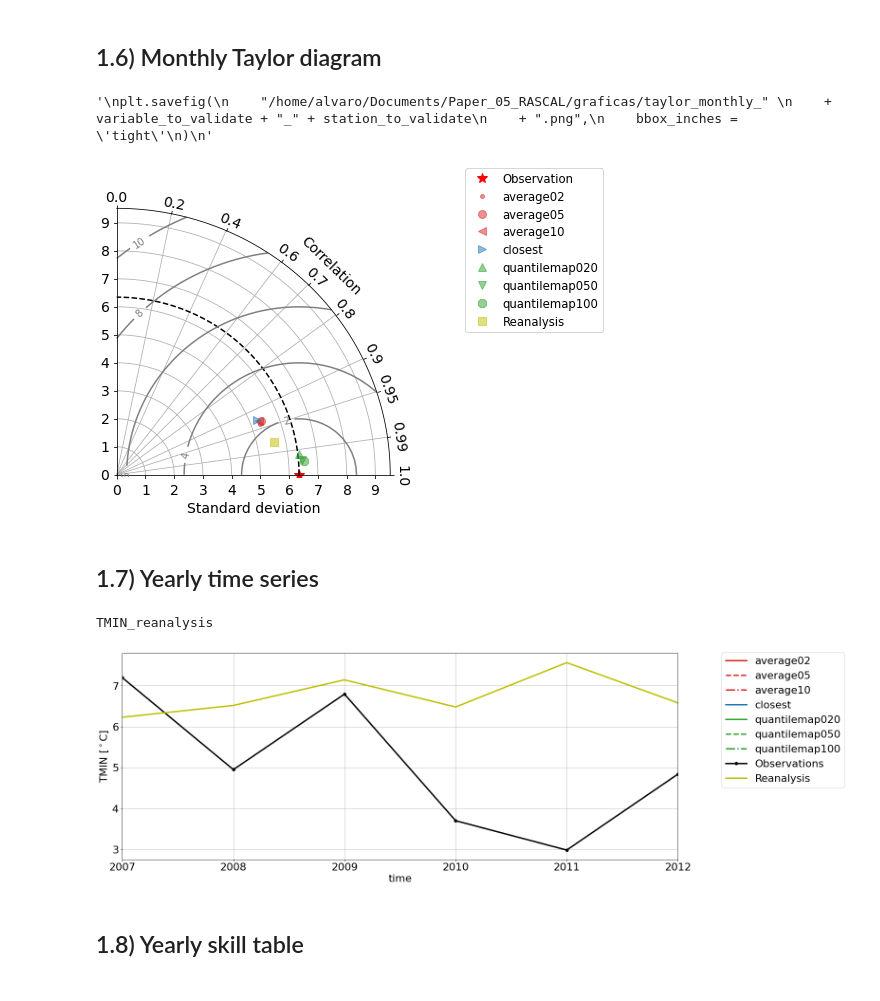
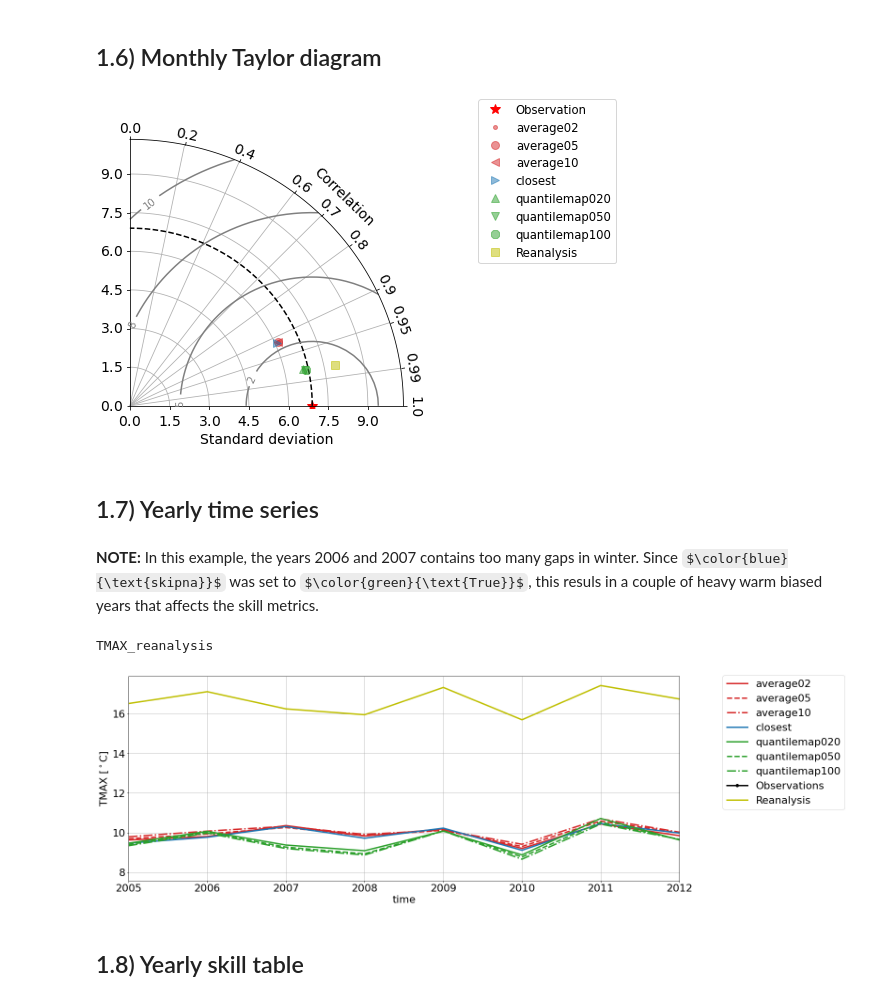
Before and after one commit to alvaro-gc95/RASCAL, a Jupyter notebook: RASCAL_evaluation.ipynb, the cells around one changed output. Cells and saved outputs as stored; diff of their text form; code cells hidden in the pictures; some formulas as TeX source.

```diff
--- a/RASCAL_evaluation.ipynb
+++ b/RASCAL_evaluation.ipynb
@@ -112,7 +110,8 @@ station_daily.index.name = "time"
 # %% [markdown]
 Load the reanalysis or reference model data. If the variable is part of an ensemble, all the members of the ensemble are loaded in a single dataframe as "'variable name'_'member number'". Once the data is extracted in the gridpoint of the station, a .csv file is saved, to save computation time in future runs.
 # %%
-reanalysis_data_name = "_".join([station.name, variable_to_validate, "ERA20C.csv"])
+
+reanalysis_data_name = "_".join([station.name, variable_to_validate, reanalysis_dataset + ".csv"])
 reanalysis_series_filepath = "/".join([reanalysis_directory, "series", reanalysis_data_name])
 reanalysis_original_path = reanalysis_directory
 
@@ -129,8 +128,8 @@ else:
         for ensemble_member in range(reanalysis_ensemble_members):
             ensemble_member_data = rascal.analysis.get_reanalysis_in_gridpoint(
                 reanalysis_original_path,
-                initial_year=initial_year,
-                final_year=final_year,
+                initial_year=reanalysis_initial_year,
+                final_year=reanalysis_final_year,
                 variable=reanalysis_variables[variable_to_validate],
                 grid_point={"lat": station.latitude, "lon": station.longitude},
                 file_format=".nc",
@@ -143,8 +142,8 @@ else:
     else:
         reanalysis_data = rascal.analysis.get_reanalysis_in_gridpoint(
             reanalysis_original_path,
-            initial_year=initial_year,
-            final_year=final_year,
+            initial_year=reanalysis_initial_year,
+            final_year=reanalysis_final_year,
             variable=reanalysis_variables[variable_to_validate],
             grid_point={"lat": station.latitude, "lon": station.longitude},
             file_format=".nc",
@@ -206,7 +207,7 @@ reanalysis_daily.columns = [
 
 # Change units
 # Kelvin to Celsius
-if variable_to_validate in ["TMAX", "TMIN", "TMEAN", "TMPA"]:
+if variable_to_validate in ["TMAX", "TMIN", "TMEAN"]:
     reanalysis_daily = reanalysis_daily - 273.1
 # m to mm
 elif variable_to_validate == "PCP":
@@ -249,7 +271,7 @@ rskill = rascal.analysis.RSkill(
 )
 
 # Monthly data
-rskill_1m = rskill.resample(freq="1m", grouping=groupings[variable_to_validate], hydroyear=hydroyear, skipna=False)
+rskill_1m = rskill.resample(freq="1m", grouping=groupings[variable_to_validate], hydroyear=hydroyear, skipna=True)
 
 # Yearly data
-rskill_1y = rskill.resample(freq="1Y", grouping=groupings[variable_to_validate], hydroyear=hydroyear, skipna=True)
+rskill_1y = rskill.resample(freq="1Y", grouping=groupings[variable_to_validate], hydroyear=hydroyear, skipna=False)
@@ -337,48 +363,23 @@ monthly_skill
 # %% [markdown]
 ## 1.6) Monthly Taylor diagram
 # %%
-letter = {
-    "segovia": "(a) ",
-    "navacerrada": "(d) ",
-    "colmenar": "(g) ",
-    "retiro": "(j) "
-}
-
-
 fig, diag = rskill_1m.taylor()
-#fig.suptitle(letter[station_to_validate] + station_to_validate + " monthly " + variable_to_validate)
-"""
-plt.savefig(
-    "/home/alvaro/Documents/Paper_05_RASCAL/graficas/taylor_monthly_"
-    + variable_to_validate + "_" + station_to_validate
-    + ".png",
-    bbox_inches = 'tight'
-)
-"""
 # %% [output]
-'\nplt.savefig(\n    "/home/alvaro/Documents/Paper_05_RASCAL/graficas/taylor_monthly_" \n    + variable_to_validate + "_" + station_to_validate\n    + ".png",\n    bbox_inches = \'tight\'\n)\n'
-[figure, old version]
+[figure, new version]
 # %% [markdown]
 ## 1.7) Yearly time series
+# %% [markdown]
+**NOTE:** In this example, the years 2006 and 2007 contains too many gaps in winter. Since $\color{blue}{\text{skipna}}$ was set to $\color{green}{\text{True}}$, this resuls in a couple of heavy warm biased years that affects the skill metrics.
 # %%
+yearly_series_plot_start = datetime.datetime(2005, 1, 1)
+yearly_series_plot_end = datetime.datetime(2012, 12, 31)
 
-#fig, ax = rskill_1y.plotseries(start=initial_date, end=final_date, methods=[best_method[station_to_validate]])
-fig, ax = rskill_1y.plotseries(start=initial_date, end=final_date)
-
-#ax.set_title(letter[station_to_validate] + station.name + " yearly " + variable_to_validate)
+fig, ax = rskill_1y.plotseries(start=yearly_series_plot_start, end=yearly_series_plot_end)
 ax.set_ylabel(variable_to_validate + " " + units[variable_to_validate])
-"""
-plt.savefig(
-    "/home/alvaro/Documents/Paper_05_RASCAL/graficas/series_yearly_"
-    + variable_to_validate + "_" + station_to_validate
-    + ".png"
-    , bbox_inches = 'tight'
-)
-"""
 plt.show()
 # %% [output]
-TMIN_reanalysis
+TMAX_reanalysis
-[figure, old version]
+[figure, new version]
 # %% [markdown]
 ## 1.8) Yearly skill table
 # %%
```
Also changed, not shown: parts of 44 cells of this notebook, 33 other files.
